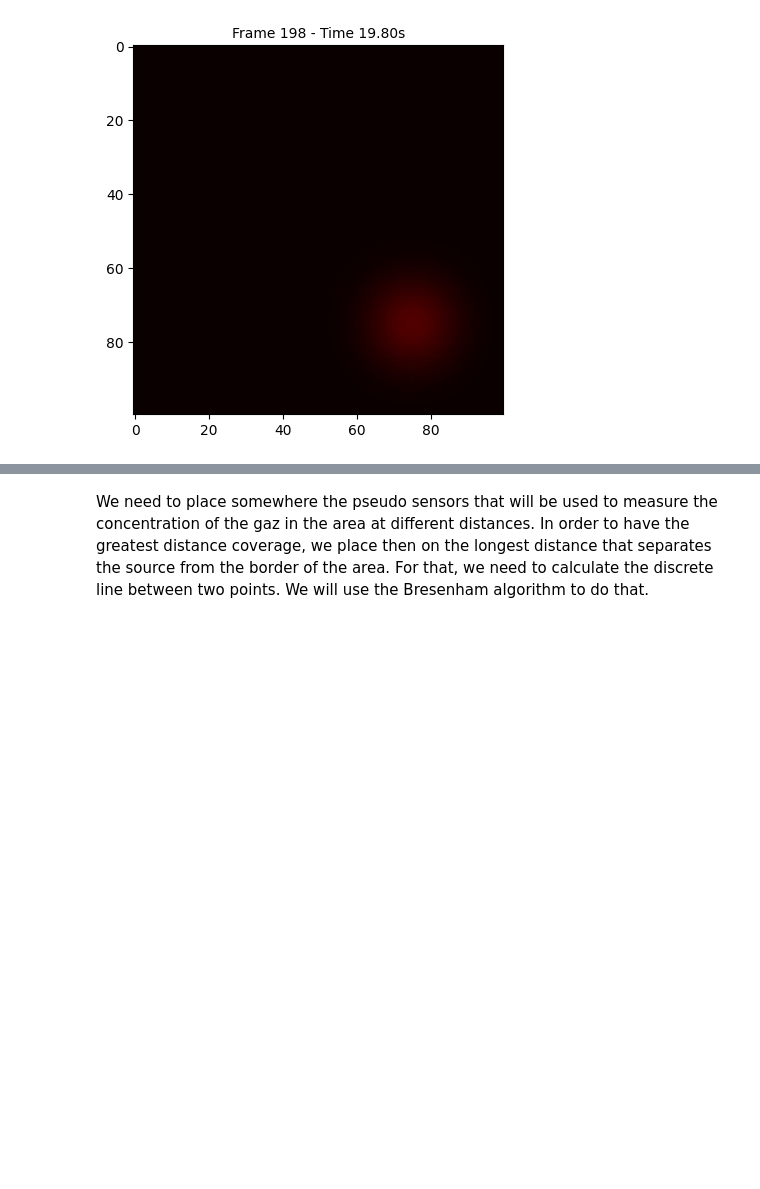
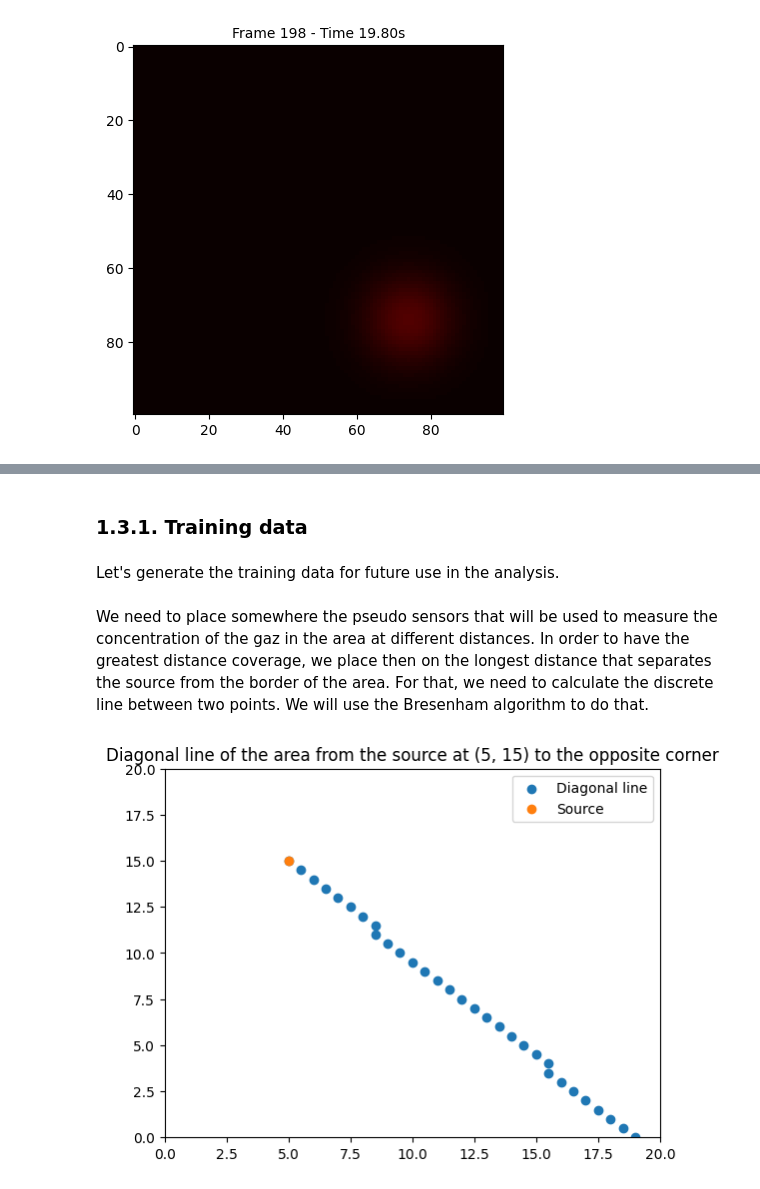
Before and after one commit to AlixANNERAUD/Odor_localization, a Jupyter notebook: Simulation/Simulation.ipynb, the cells around one changed output, grey strips where cells are left out. Drawn from its saved outputs; the diff is of its cells as text; code cells hidden in the pictures; blank space fills up the shorter version.

```diff
--- a/Simulation/Simulation.ipynb
+++ b/Simulation/Simulation.ipynb
@@ -456,3 +576,7 @@ def filter_sensors(values):
+# %% [markdown]
+### 1.3.1. Training data
+# %% [markdown]
+Let's generate the training data for future use in the analysis.
 # %% [markdown]
 We need to place somewhere the pseudo sensors that will be used to measure the concentration of the gaz in the area at different distances. In order to have the greatest distance coverage, we place then on the longest distance that separates the source from the border of the area. For that, we need to calculate the discrete line between two points. We will use the Bresenham algorithm to do that.
 # %%
@@ -480,31 +623,45 @@ def bresenham_line(x0, y0, x1, y1):
 
     return np.array(points)
 # %%
-def get_diagonal_line(source_position, size):
+def get_diagonal_line(source_position, size, increment=1):
     """
     Get the diagonal line of the area (from the source to the opposite corner of the area using Bresenham's algorithm)
 
     Returns:
     - diagonal: the diagonal line
     """
 
-    x_0 = source_position[0]
-    y_0 = source_position[1]
+    x_0 = int(source_position[0])
+    y_0 = int(source_position[1])
 
-    size_x = size[0]
-    size_y = size[1]
+    size_x = int(size[0])
+    size_y = int(size[1])
 
     # We want to find the map edges that are the furthest from the source
     if x_0 > size_x - x_0:
         x_1 = 0
     else:
         x_1 = size_x - 1
 
     if y_0 > size_y - y_0:
         y_1 = 0
     else:
         y_1 = size_y - 1
 
     # Compute the diagonal line using Bresenham's algorithm
-    return bresenham_line(x_0, y_0, x_1, y_1)[1:]
+    return bresenham_line((x_0, y_0), (x_1, y_1), increment)
+
+# Show example of diagonal line
+source_position = (5, 15)
+size = (20, 20)
+diagonal = get_diagonal_line(source_position, size, increment=0.5)
+plt.scatter(diagonal[:, 0], diagonal[:, 1], label="Diagonal line")
+plt.scatter(source_position[0], source_position[1], label="Source")
+plt.title(f"Diagonal line of the area from the source at {source_position} to the opposite corner")
+plt.xlim(0, size[0])
+plt.ylim(0, size[1])
+plt.legend()
+plt.show()
+# %% [output]
+[figure, added]
 # %% [markdown]
```
Also changed, not shown: parts of 24 cells of this notebook.
